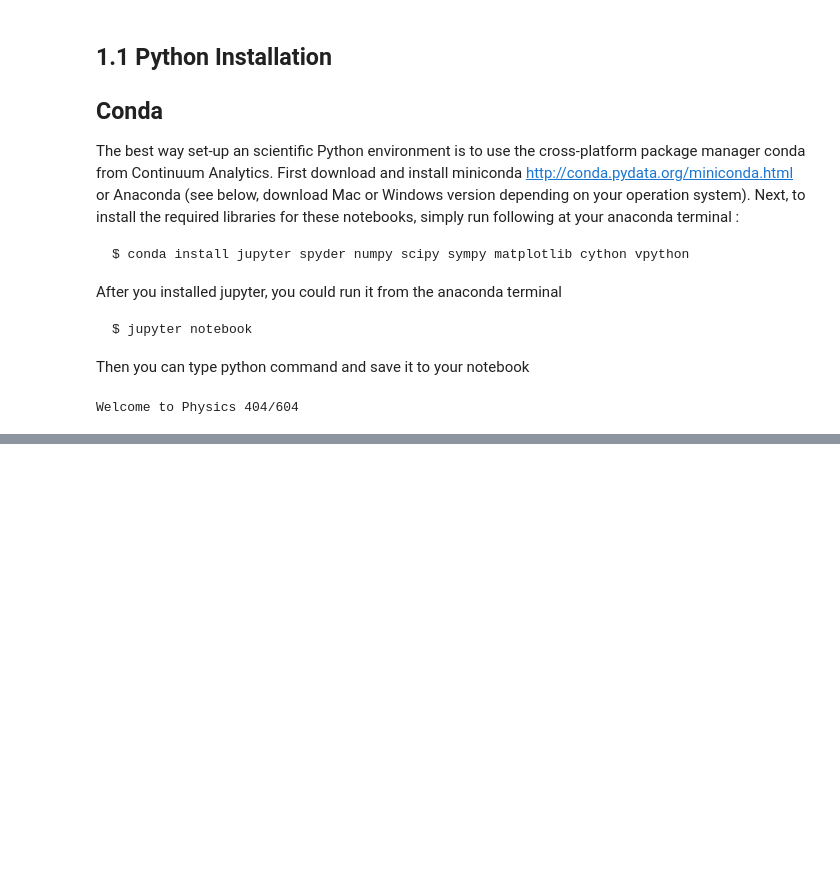
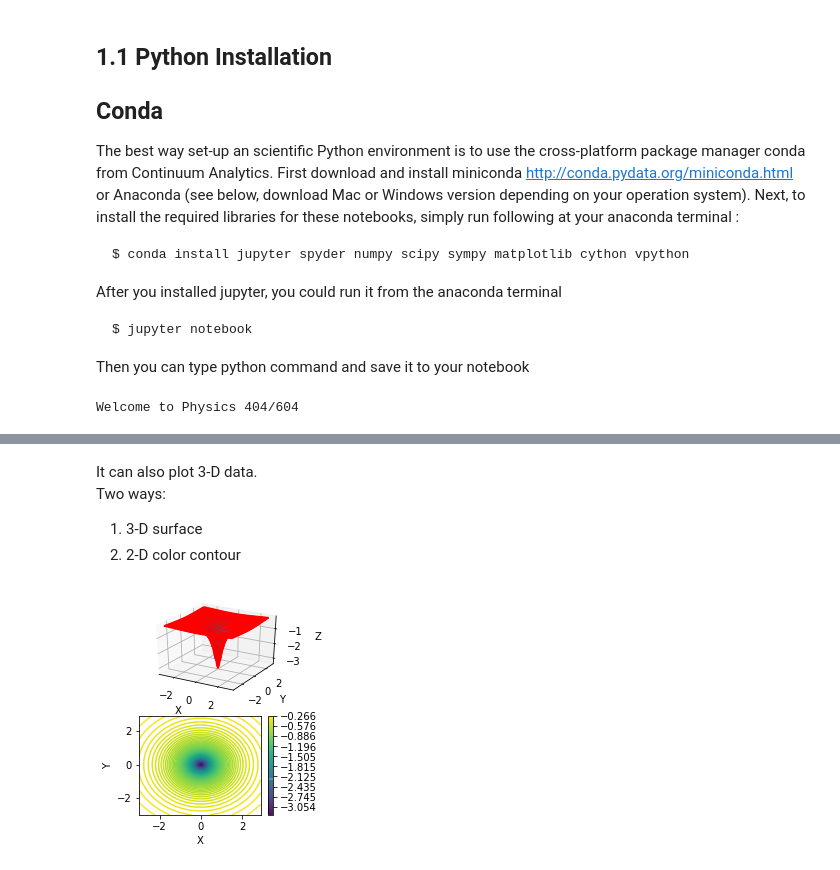
Before and after one commit to David-Zagaceta/computational-physics-class-404-604-Spring-2018, a Jupyter notebook: Lect1.ipynb, the cells around one changed output, grey strips where cells are left out. Drawn from its saved outputs; the diff is of its cells as text; code cells hidden in the pictures; blank space fills up the shorter version.

```diff
--- a/Lect1.ipynb
+++ b/Lect1.ipynb
@@ -45,0 +365,40 @@ Welcome to Physics 404/604
+# %% [markdown]
+It can also plot 3-D data.
+Two ways:
+1) 3-D surface
+2) 2-D color contour
+# %%
+# Plot the potential of a point mass
+
+import matplotlib.pylab  as p
+from mpl_toolkits.mplot3d import Axes3D
+
+# to make 3-D plot, need Axes3D package from matplot tool kit
+
+
+delta = 0.1
+x = p.arange( -3., 3., delta )
+y = p.arange( -3., 3., delta )
+X, Y = p.meshgrid(x, y)                 # set coordinate grid matrix, X, Y are 2D array
+smooth = 0.3                            # smoothing length to avoid singularity
+Z = -1./p.sqrt(X*X+Y*Y+smooth*smooth)                               # Surface height
+
+fig = p.figure()                                    # Create figure
+#ax = Axes3D(fig)                                      # Plots axes
+ax = fig.add_subplot(2,2,1,projection='3d')          # the 2 by 2, 4 subplots, the first one
+ax.plot_surface(X, Y, Z)                            # Surface
+ax.plot_wireframe(X, Y, Z, color = 'r')               # Add wireframe
+ax.set_xlabel('X')
+ax.set_ylabel('Y')
+ax.set_zlabel('Z')
+
+ax = fig.add_subplot(2,2,3)
+levels=p.arange(Z.min(),Z.max(),(Z.max() - Z.min())/100.)
+CS=p.contour(x,y,Z, levels=levels)
+p.xlabel('X')
+p.ylabel('Y')
+p.colorbar(CS)
+
+p.show()                                             # Output figure
+# %% [output]
+[figure, added]
```
Also changed, not shown: parts of 27 cells of this notebook.
